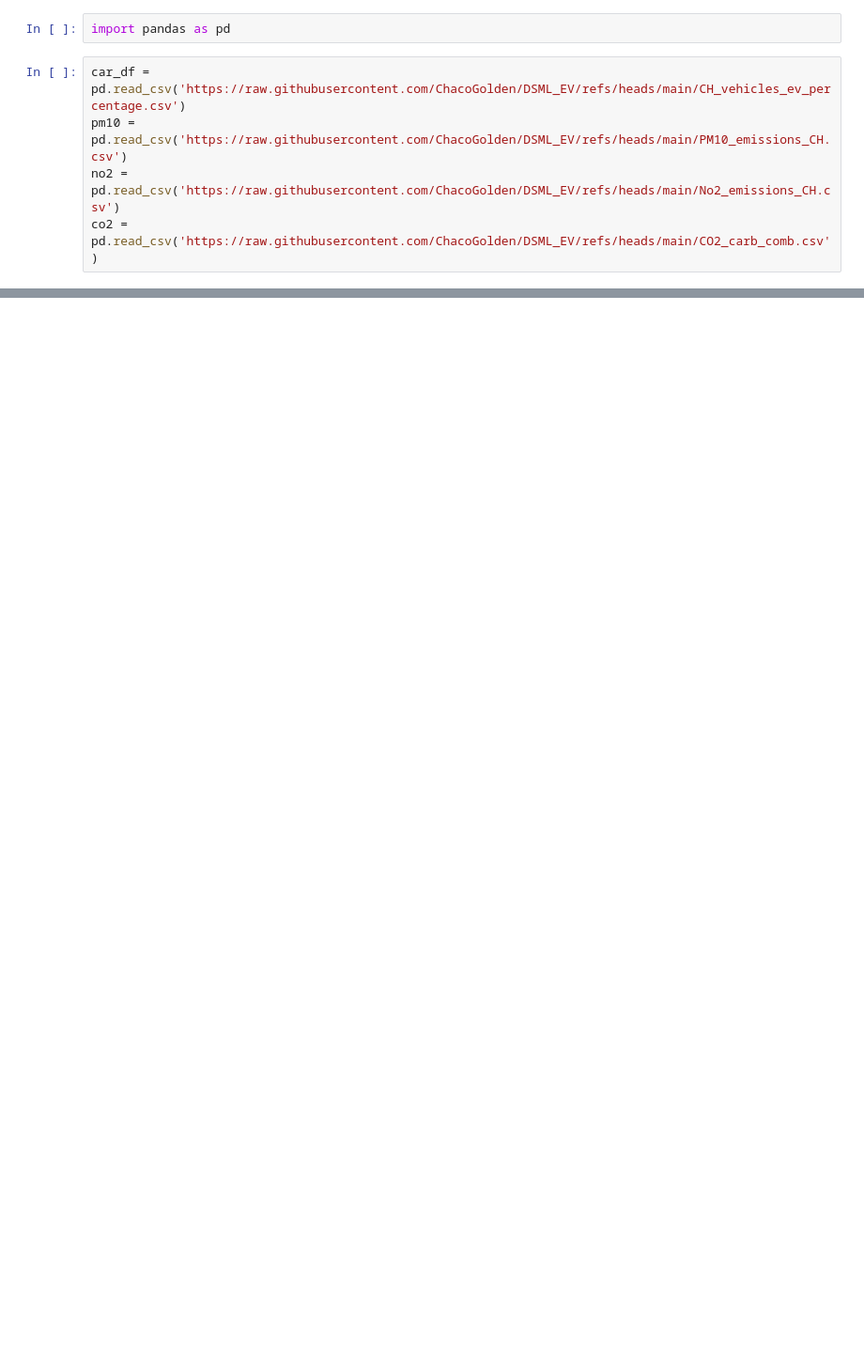
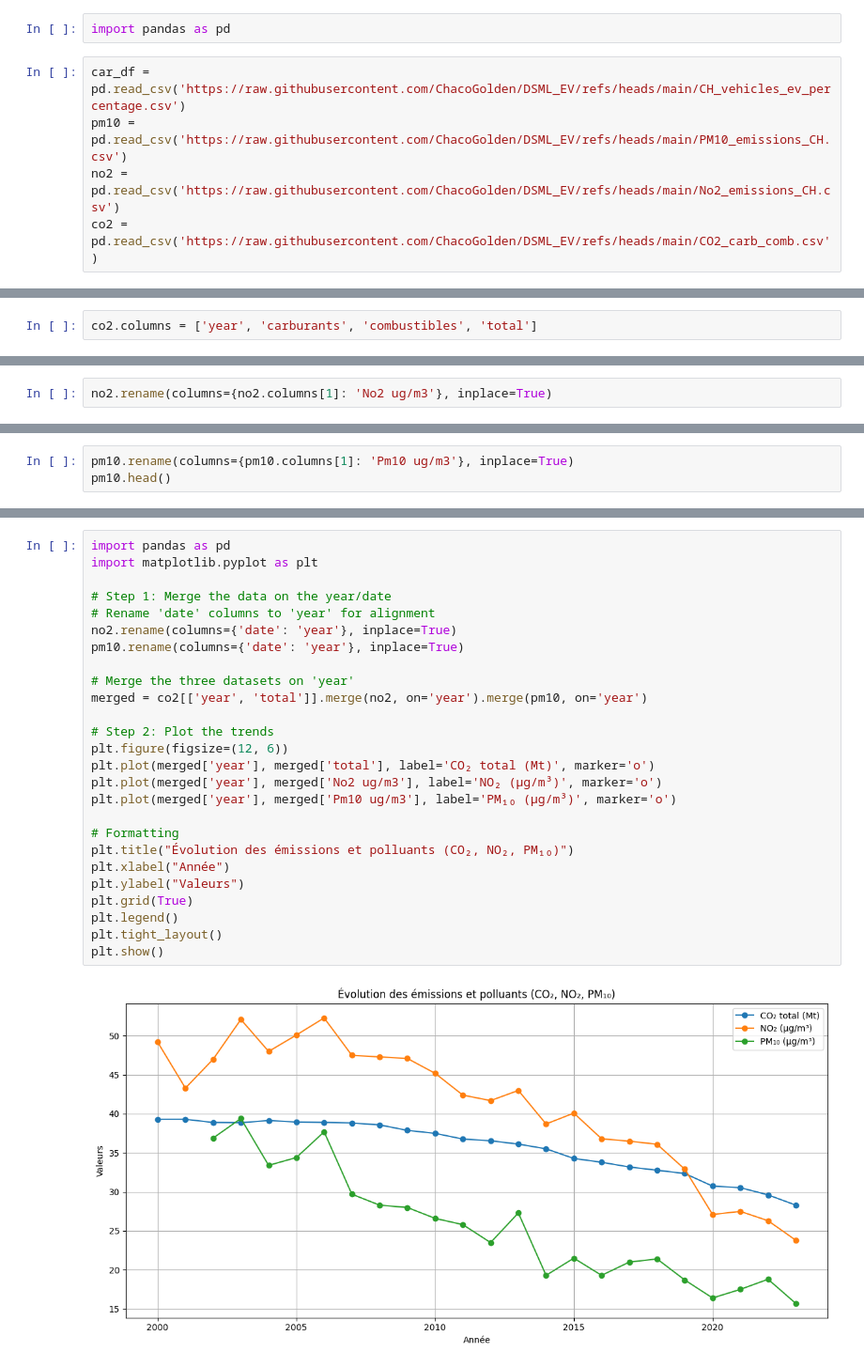
Before and after one commit to ChacoGolden/DSML_EV, a Jupyter notebook: Graph_start_video.ipynb, the cells around one changed output, grey strips where cells are left out. Shown: that part at 94% size. Cells and saved outputs as stored; diff of their text form; blank space fills up the shorter version.

```diff
--- a/Graph_start_video.ipynb
+++ b/Graph_start_video.ipynb
@@ -33,0 +10,2 @@ plt.show()
+# %%
+co2.columns = ['year', 'carburants', 'combustibles', 'total']
@@ -33,0 +38,2 @@ plt.show()
+# %%
+no2.rename(columns={no2.columns[1]: 'No2 ug/m3'}, inplace=True)
@@ -33,0 +49,3 @@ plt.show()
+# %%
+pm10.rename(columns={pm10.columns[1]: 'Pm10 ug/m3'}, inplace=True)
+pm10.head()
@@ -33,0 +102,28 @@ plt.show()
+# %%
+import pandas as pd
+import matplotlib.pyplot as plt
+
+# Step 1: Merge the data on the year/date
+# Rename 'date' columns to 'year' for alignment
+no2.rename(columns={'date': 'year'}, inplace=True)
+pm10.rename(columns={'date': 'year'}, inplace=True)
+
+# Merge the three datasets on 'year'
+merged = co2[['year', 'total']].merge(no2, on='year').merge(pm10, on='year')
+
+# Step 2: Plot the trends
+plt.figure(figsize=(12, 6))
+plt.plot(merged['year'], merged['total'], label='CO₂ total (Mt)', marker='o')
+plt.plot(merged['year'], merged['No2 ug/m3'], label='NO₂ (µg/m³)', marker='o')
+plt.plot(merged['year'], merged['Pm10 ug/m3'], label='PM₁₀ (µg/m³)', marker='o')
+
+# Formatting
+plt.title("Évolution des émissions et polluants (CO₂, NO₂, PM₁₀)")
+plt.xlabel("Année")
+plt.ylabel("Valeurs")
+plt.grid(True)
+plt.legend()
+plt.tight_layout()
+plt.show()
+# %% [output]
+[figure, added]
```
Also changed, not shown: parts of 19 cells of this notebook.
